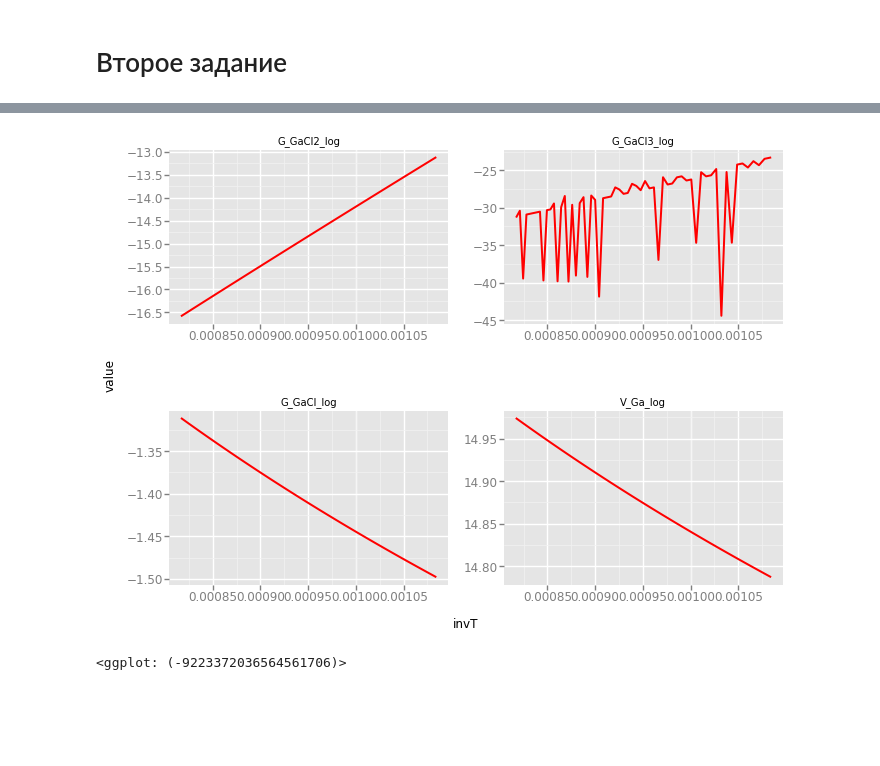
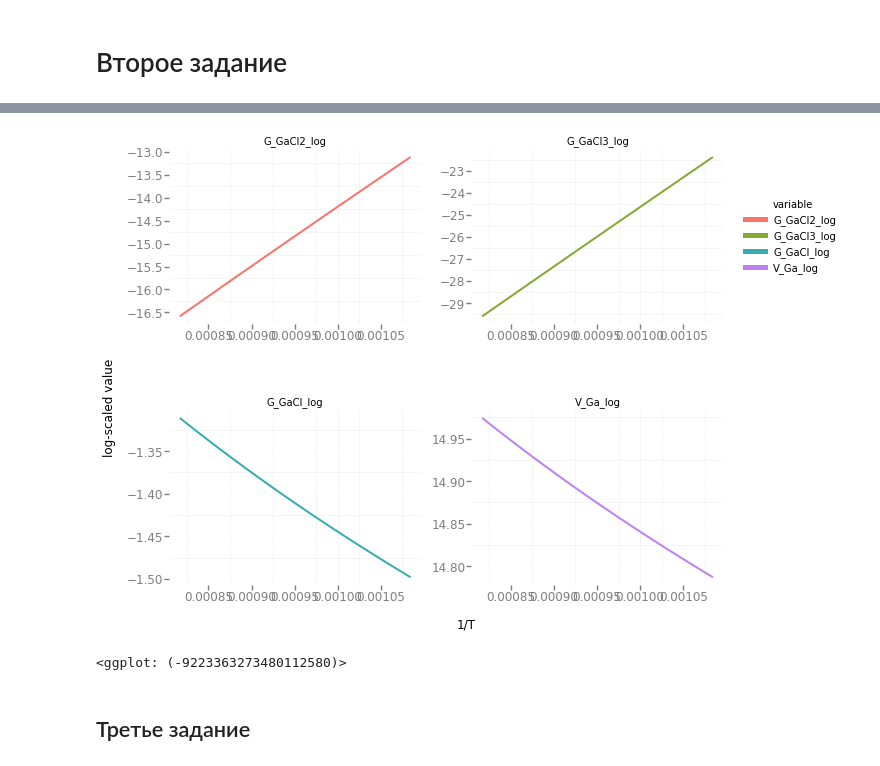
Before and after one commit to zerogerc/algan_modeling, a Jupyter notebook: Modeling.ipynb, the cells around one changed output, grey strips where cells are left out. Drawn from its saved outputs; the diff is of its cells as text; code cells hidden in the pictures; blank space fills up the shorter version.

```diff
--- a/Modeling.ipynb
+++ b/Modeling.ipynb
@@ -330,24 +325,8 @@ def second_make_system(p=100000, T=(650.0 + 273.0)):
     jacobian = sm.lambdify(second_variables, jacobian)
     return system, jacobian, second_variables
 
-
-def second_newton_solve(T, epsilon=1e-9):
-    system, jacobian, second_variables = second_make_system(T=T)
-    # TODO: think about gaussian std
-    x = np.random.normal(0., 1., 5).tolist()
-    delta = 1
-    nstep = 0
-    while np.linalg.norm(delta) > epsilon:
-        delta = sp.linalg.lu_solve(sp.linalg.lu_factor(jacobian(*x)), -system(*x))
-        x = delta.flatten() + x
-        nstep += 1
-    # evaluate error: residual sum of absulute values F(x)
-    rsa = np.abs(system(*x.tolist())).sum()
-    return x, rsa, nstep
-
-
 print('One of solutions:')
-system, jacobian, second_variables = second_make_system(650.0 + 273)
-dict(zip(second_variables, second_newton_solve(650.0 + 273)[0]))
+system, jacobian, second_variables = second_make_system(T=650.0 + 273)
+dict(zip(second_variables, newton_solve(system, jacobian, second_variables)[0]))
 # %% [output]
 One of solutions:
@@ -359,18 +338,19 @@ One of solutions:
 # %%
 # benchmark
 Ts = np.linspace(650, 950, 60) + 273
-nruns = 10
+nruns = 1
 sigma = 0.01
 p = second_calcPg('HCl') + second_calcPg('N2')
 second_newton_benchmark = pd.DataFrame(columns=['T_', 'V_Ga', 'G_GaCl', 'G_GaCl2', 'G_GaCl3',
-                                         'rsa', 'rsa_std', 'nstep', 'nstep_std'])
+                                             'rsa', 'rsa_std', 'nstep', 'nstep_std'])
 targets = ['GaCl', 'GaCl2', 'GaCl3']
 for k, T in tqdm(list(enumerate(Ts))):
     sols = np.zeros((nruns, 5))
     rsa = np.zeros(nruns)
     nstep = np.zeros(nruns)
     for i in range(nruns):
-        sols[i], rsa[i], nstep[i] = second_newton_solve(T)
+        system, jacobian, second_variables = second_make_system(T=T)
+        sols[i], rsa[i], nstep[i] = newton_solve(system, jacobian, second_variables, epsilon=1e-9)
     sol_std = sols.std(0)
     solution = sols.mean(0)
     rsa_std = rsa.std()
@@ -424,3 +385,10 @@ second_newton_benchmark['G_GaCl2_log'] = np.log(np.abs(second_newton_benchmark.G
 second_newton_benchmark['G_GaCl3_log'] = np.log(np.abs(second_newton_benchmark.G_GaCl3))
 second_newton_df = pd.melt(second_newton_benchmark[['invT', 'V_Ga_log', 'G_GaCl_log',
                                       'G_GaCl2_log', 'G_GaCl2_log', 'G_GaCl3_log']], id_vars=['invT'])
+# %%
+rcParams['figure.figsize'] = 10, 7
+(ggplot(aes(x = 'invT', y = 'value', color='variable'), second_newton_df) +
+    geom_line(size=2) +
+    ylab('log-scaled value') +
+    xlab('1/T') +
+    theme_bw())
@@ -427,7 +398,13 @@ second_newton_df = pd.melt(second_newton_benchmark[['invT', 'V_Ga_log', 'G_GaCl_
 # %%
-ggplot(aes(x = 'invT', y = 'value'), second_newton_df) + \
-    geom_line(size=2, color='red') + \
-    facet_wrap('variable', scales='free')
+rcParams['figure.figsize'] = 12, 7
+(ggplot(aes(x = 'invT', y = 'value', color='variable'), second_newton_df) +
+    geom_line(size=2) +
+    ylab('log-scaled value') +
+    xlab('1/T') +
+    theme_bw() +
+    facet_wrap('variable', scales='free'))
 # %% [output]
-[figure, old version]
+[figure, new version]
-<ggplot: (-9223372036564561706)>
+<ggplot: (-9223363273480112580)>
+# %% [markdown]
+## Третье задание
```
Also changed, not shown: parts of 19 cells of this notebook.
